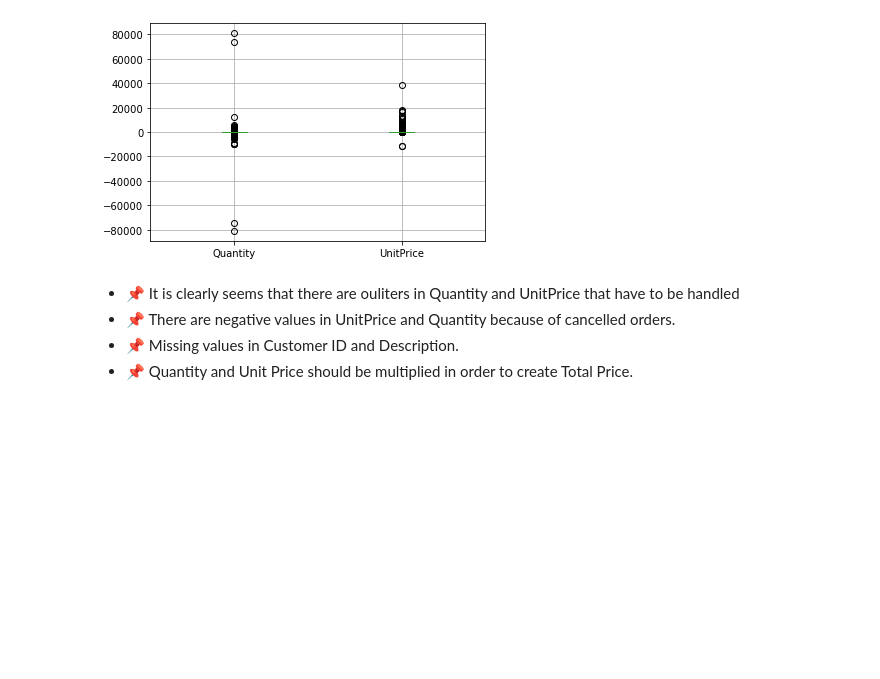
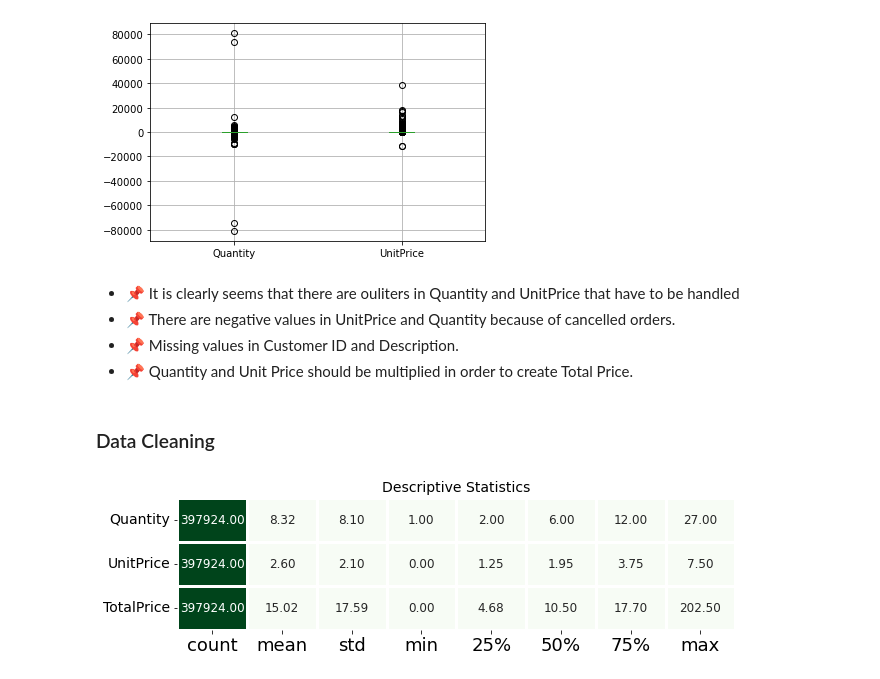
Before and after one commit to Ashar88/CRMAnalytics, a Jupyter notebook: CRM_Analytics.ipynb, the cells around one changed output. Saved outputs shown, nothing was run; the diff lists cells and outputs as text; code cells hidden in the pictures; blank space fills up the shorter version.

Commit message:
Performed Data Cleaning

```diff
--- a/CRM_Analytics.ipynb
+++ b/CRM_Analytics.ipynb
@@ -162,3 +162,5 @@ df.boxplot()
 * 📌 There are negative values in UnitPrice and Quantity because of cancelled orders.
 * 📌 Missing values in Customer ID and Description.
 * 📌 Quantity and Unit Price should be multiplied in order to create Total Price.
+# %% [markdown]
+### Data Cleaning
@@ -164,0 +211,8 @@ df.boxplot()
+# %%
+# calling above function
+df = ecommerce_preprocess(df)
+
+# checking descriptive statistics again after cleaning
+desc_stats(df.select_dtypes(include = [float,int]))
+# %% [output]
+[figure, added]
```
Also changed, not shown: parts of 1 cell of this notebook.
